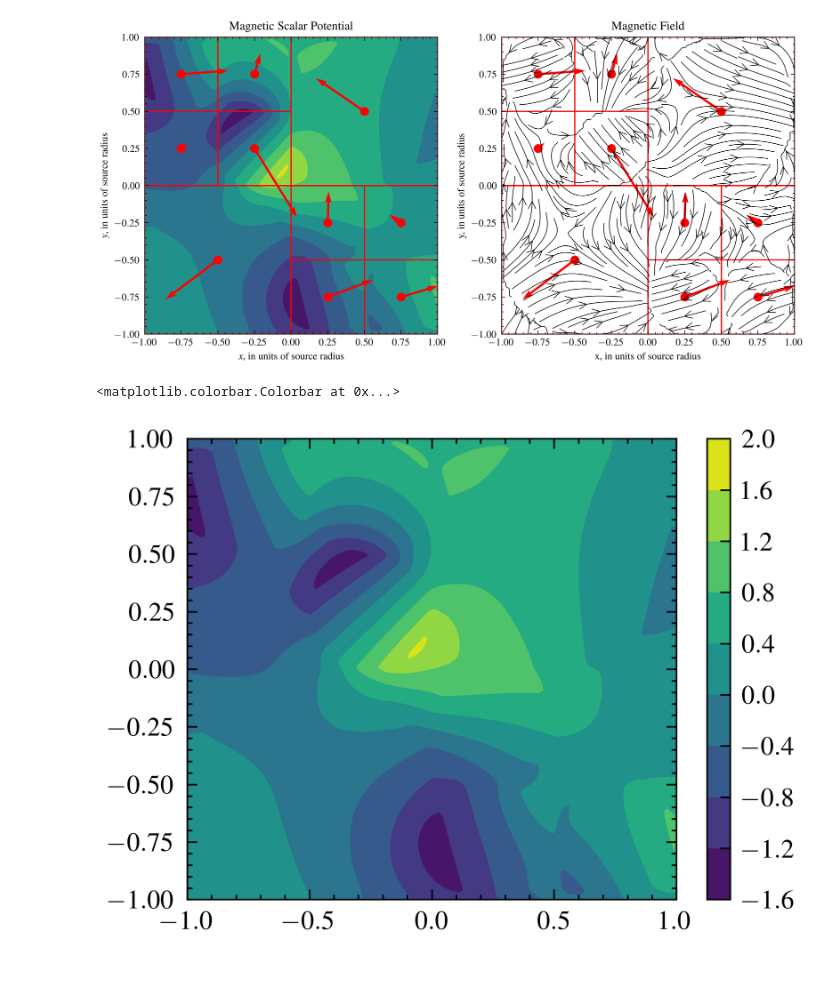
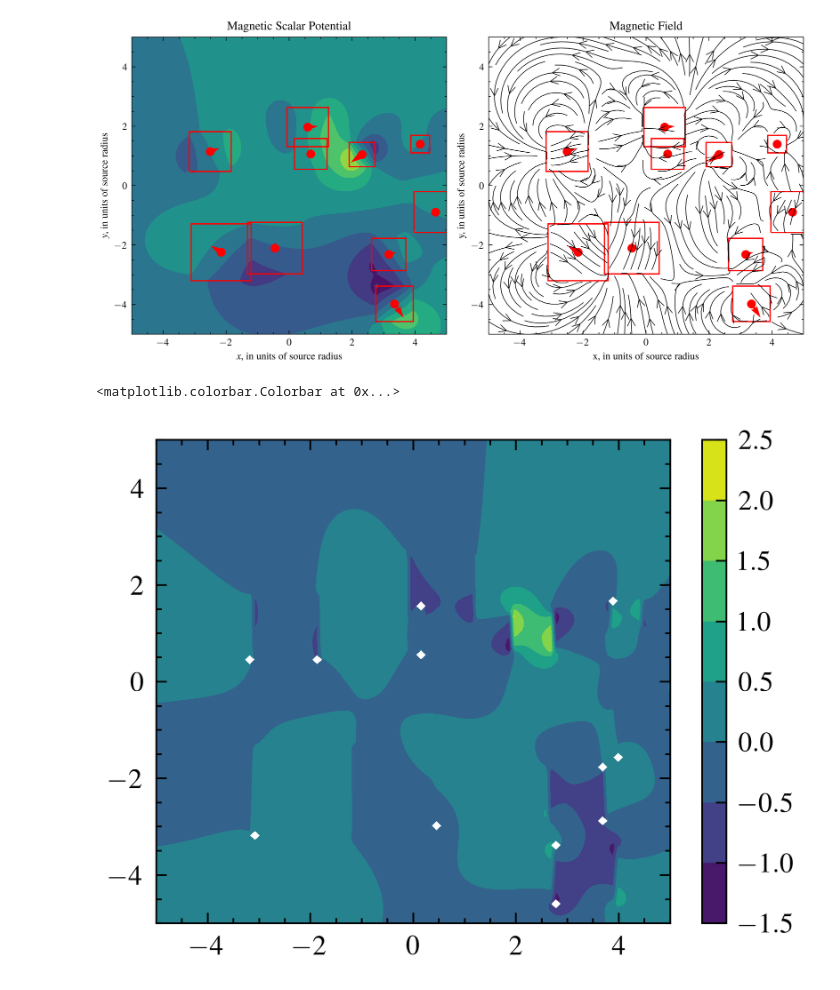
Before and after one commit to cmt-dtu-energy/hypermagnetics, a Jupyter notebook: nbs/quadtree.ipynb, the cells around one changed output. Drawn from its saved outputs; the diff is of its cells as text; code cells hidden in the pictures.

Commit message:
Prims validated for 1 sources

```diff
--- a/nbs/quadtree.ipynb
+++ b/nbs/quadtree.ipynb
@@ -12,29 +12,29 @@ from hypermagnetics.fmm_sources import potential2D
 warnings.filterwarnings('ignore')
 plt.style.use(["science", "ieee"])
 # %%
-source_config = {
-    "shape": "sphere",
+cfg = {
+    "shape": "prism",
     "n_samples": 1,
-    "lim": 1,
+    "lim": 5,
     "res": 100,
     "dim": 2,
     "min_size": 0.25,
     "max_size": 1,
     # "source_val": False,
     # "eps": 0,
     # "eval": True,
     # "grid_eval": True,
-    "quadtree": True
+    # "quadtree": True
 }
-train = configure(**source_config, n_sources=10, seed=0)
+train = configure(**cfg, n_sources=10, seed=0)
 plots(train, source=True, shapes=True)
 
-x_grid = np.array(train['grid'][:, 0].reshape((source_config["res"], source_config["res"])))
-y_grid = np.array(train['grid'][:, 1].reshape((source_config["res"], source_config["res"])))
-target_potential = train["potential_grid"][0 : 1].reshape((len(train["sources"][0 : 1]), source_config["res"], source_config["res"]))
-plt.contourf(x_grid, y_grid, target_potential[0])
+x_grid = np.array(train['grid'][:, 0].reshape((cfg["res"], cfg["res"])))
+y_grid = np.array(train['grid'][:, 1].reshape((cfg["res"], cfg["res"])))
+target_f = train["field_grid"][0 : 1, ..., 0].reshape((len(train["sources"][0 : 1]), cfg["res"], cfg["res"]))
+plt.contourf(x_grid, y_grid, np.clip(target_f[0], -3.2, 3.2))
 plt.colorbar()
 # %% [output]
-[figure, old version]
+[figure, new version]
 <matplotlib.colorbar.Colorbar at 0x...>
-[figure, old version]
+[figure, new version]
```
Also changed, not shown: parts of 2 cells of this notebook, 4 other files.
